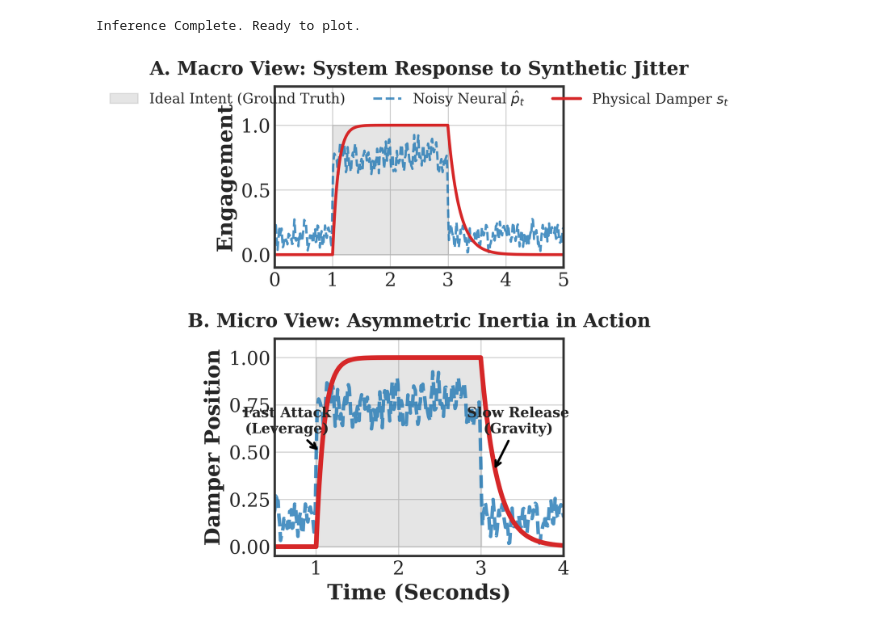
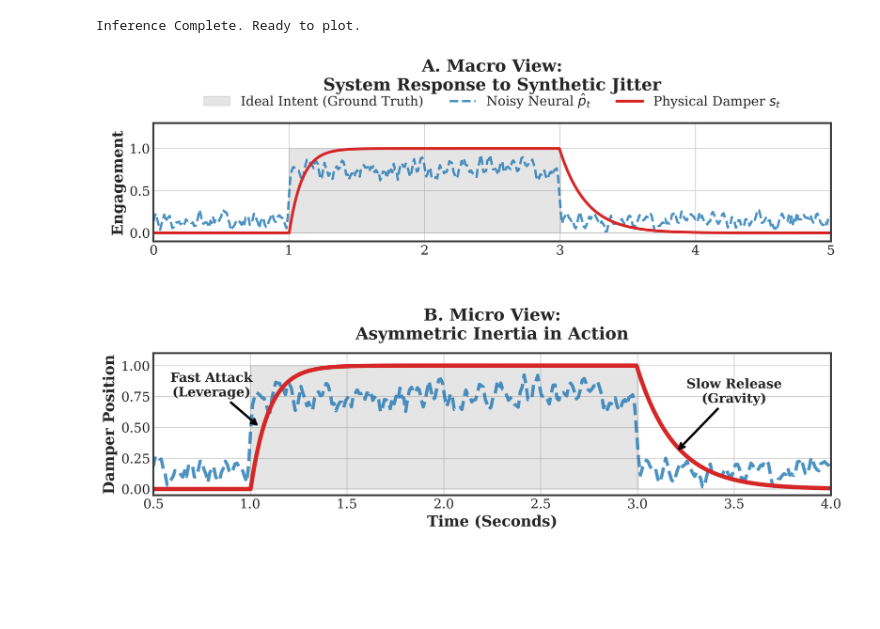
Before and after one commit to xiaofei1412/My-Neuro-Physical-Piano, a Jupyter notebook: notebooks/generate_paper_figures.ipynb, the cells around one changed output. Drawn from its saved outputs; the diff is of its cells as text; code cells hidden in the pictures; blank space fills up the shorter version.

```diff
--- a/notebooks/generate_paper_figures.ipynb
+++ b/notebooks/generate_paper_figures.ipynb
@@ -183,83 +183,71 @@ import matplotlib.pyplot as plt
 fps = 100  # 16000 / 160
 duration = 5.0
 time_axis_frames = np.linspace(0, duration, int(duration * fps))
-
-# Initialize base probability
 synthetic_probs = np.zeros_like(time_axis_frames)
 
-# Set up the perfect stages
 attack_time = 1.0
 release_time = 3.0
 attack_idx = int(attack_time * fps)
 release_idx = int(release_time * fps)
 
-# Injecting "digital jitter": simulating the uncertainty of neural networks
 np.random.seed(42)
-# Phase 1: Noise level when not pressed (fluctuating between 0 and 0.3)
 synthetic_probs[:attack_idx] = np.random.uniform(0.0, 0.3, size=attack_idx)
-# Phase 2: Intense high-frequency shaking upon stepping down (erratic jumping between 0.6 and 0.95, simulating failure crossing the 0.5 threshold)
 synthetic_probs[attack_idx:release_idx] = np.random.uniform(0.55, 0.95, size=release_idx - attack_idx)
-# Phase 3: Noise level after release (fluctuating between 0 and 0.3)
 synthetic_probs[release_idx:] = np.random.uniform(0.0, 0.3, size=len(synthetic_probs) - release_idx)
-
-# Slightly smooth the noise to make it look more like real neural network output
 synthetic_probs = np.convolve(synthetic_probs, np.ones(3)/3, mode='same')
 
-# 2. The data is fed into the physics engine for inference.
+# 2. Physics engine inference
 with torch.no_grad():
-    # Adjust the shape to [Batch, Channels, Time] -> [1, 1, 500]
     probs_tensor = torch.tensor(synthetic_probs, dtype=torch.float32).unsqueeze(0).unsqueeze(0).to(device)
     mech_out = mechanism(probs_tensor)
-
-    # Extract the actual damper position calculated by the physics engine
     pos_np_frames = mech_out['position'].squeeze().cpu().numpy()
 
-# 3. Perfect drawing (double-row layout, precise alignment)
-fig, (ax1, ax2) = plt.subplots(2, 1, figsize=(6.46, 7.0), gridspec_kw={'height_ratios': [1, 1.2]})
-
-# To illustrate the "intention," a clean Ground Truth square wave is drawn as a background reference
+# 3. Ultimate Wide Layout
+fig, (ax1, ax2) = plt.subplots(2, 1, figsize=(12, 8), gridspec_kw={'height_ratios': [1, 1.2]})
 gt_ideal = np.zeros_like(time_axis_frames)
 gt_ideal[attack_idx:release_idx] = 1.0
 
-# Panel A - Macro View
+# Panel A
 ax1.fill_between(time_axis_frames, 0, gt_ideal, color='gray', alpha=0.2, step='post', label='Ideal Intent (Ground Truth)')
-ax1.plot(time_axis_frames, synthetic_probs, color='#1f77b4', linestyle='--', linewidth=2.0, alpha=0.8, label='Noisy Neural $\hat{p}_t$')
-ax1.plot(time_axis_frames, pos_np_frames, color='#d62728', linewidth=2.5, label='Physical Damper $s_t$')
+ax1.plot(time_axis_frames, synthetic_probs, color='#1f77b4', linestyle='--', linewidth=2.5, alpha=0.8, label='Noisy Neural $\hat{p}_t$')
+ax1.plot(time_axis_frames, pos_np_frames, color='#d62728', linewidth=3.0, label='Physical Damper $s_t$')
 
-ax1.set_title("A. Macro View: System Response to Synthetic Jitter", fontweight='bold', fontsize=16, pad=10)
-ax1.set_ylabel("Engagement", fontweight='bold')
+ax1.set_title("A. Macro View:\nSystem Response to Synthetic Jitter", fontweight='bold', fontsize=18, pad=35)
+ax1.set_ylabel("Engagement", fontweight='bold', fontsize=16)
 ax1.set_xlim(0, 5.0)
 ax1.set_ylim(-0.1, 1.3)
-ax1.legend(loc='upper center', bbox_to_anchor=(0.5, 1.05), ncol=3, frameon=False, fontsize=12)
+ax1.tick_params(axis='both', labelsize=14)
+ax1.legend(loc='lower center', bbox_to_anchor=(0.5, 1.02), ncol=3, frameon=False, fontsize=14)
 
-# Panel B - Micro View
+# Panel B
 zoom_start = 0.5
 zoom_end = 4.0
 
 ax2.fill_between(time_axis_frames, 0, gt_ideal, color='gray', alpha=0.2, step='post')
-ax2.plot(time_axis_frames, synthetic_probs, color='#1f77b4', linestyle='--', linewidth=3.0, alpha=0.8)
-ax2.plot(time_axis_frames, pos_np_frames, color='#d62728', linewidth=4.0)
+ax2.plot(time_axis_frames, synthetic_probs, color='#1f77b4', linestyle='--', linewidth=3.5, alpha=0.8)
+ax2.plot(time_axis_frames, pos_np_frames, color='#d62728', linewidth=4.5)
 
 ax2.annotate('Fast Attack\n(Leverage)',
-             xy=(attack_time + 0.05, 0.5), xytext=(attack_time - 0.35, 0.6),
-             arrowprops=dict(facecolor='black', arrowstyle='->', lw=2),
-             fontweight='bold', fontsize=12, ha='center')
+             xy=(attack_time + 0.05, 0.5), xytext=(attack_time - 0.2, 0.75),
+             arrowprops=dict(facecolor='black', arrowstyle='->', lw=2.5),
+             fontweight='bold', fontsize=14, ha='center')
 
 ax2.annotate('Slow Release\n(Gravity)',
-             xy=(release_time + 0.15, 0.4), xytext=(release_time + 0.45, 0.6),
-             arrowprops=dict(facecolor='black', arrowstyle='->', lw=2),
-             fontweight='bold', fontsize=12, ha='center')
+             xy=(release_time + 0.2, 0.3), xytext=(release_time + 0.5, 0.7),
+             arrowprops=dict(facecolor='black', arrowstyle='->', lw=2.5),
+             fontweight='bold', fontsize=14, ha='center')
 
-ax2.set_title("B. Micro View: Asymmetric Inertia in Action", fontweight='bold', fontsize=16, pad=10)
-ax2.set_xlabel("Time (Seconds)", fontweight='bold')
-ax2.set_ylabel("Damper Position", fontweight='bold')
+ax2.set_title("B. Micro View:\nAsymmetric Inertia in Action", fontweight='bold', fontsize=18, pad=15)
+ax2.set_xlabel("Time (Seconds)", fontweight='bold', fontsize=16)
+ax2.set_ylabel("Damper Position", fontweight='bold', fontsize=16)
 ax2.set_xlim(zoom_start, zoom_end)
 ax2.set_ylim(-0.05, 1.1)
+ax2.tick_params(axis='both', labelsize=14)
 
-plt.tight_layout()
+plt.tight_layout(pad=2.0, h_pad=3.0)
 plt.savefig("fig_control_inertia_synthetic.pdf", bbox_inches='tight')
 plt.show()
 # %% [output]
-[figure, old version]
+[figure, new version]
 # %%
 # --- Cell 5: Figure 2 ---
```
Also changed, not shown: parts of 1 cell of this notebook, 4 other files.
